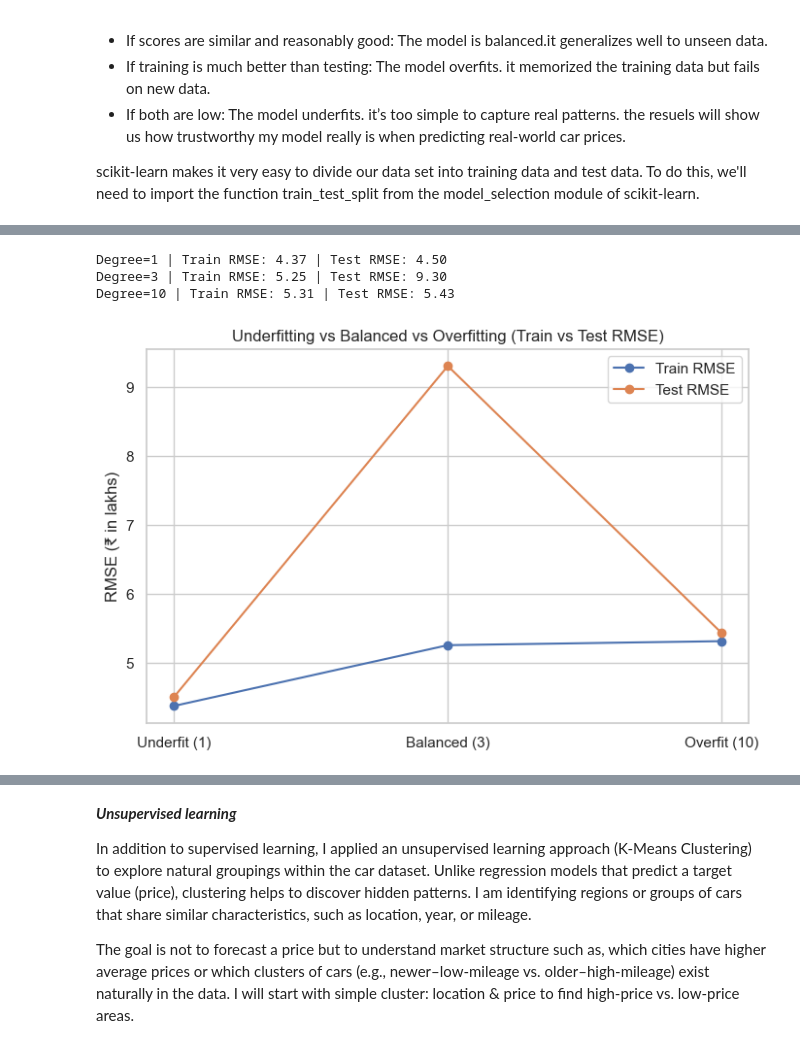
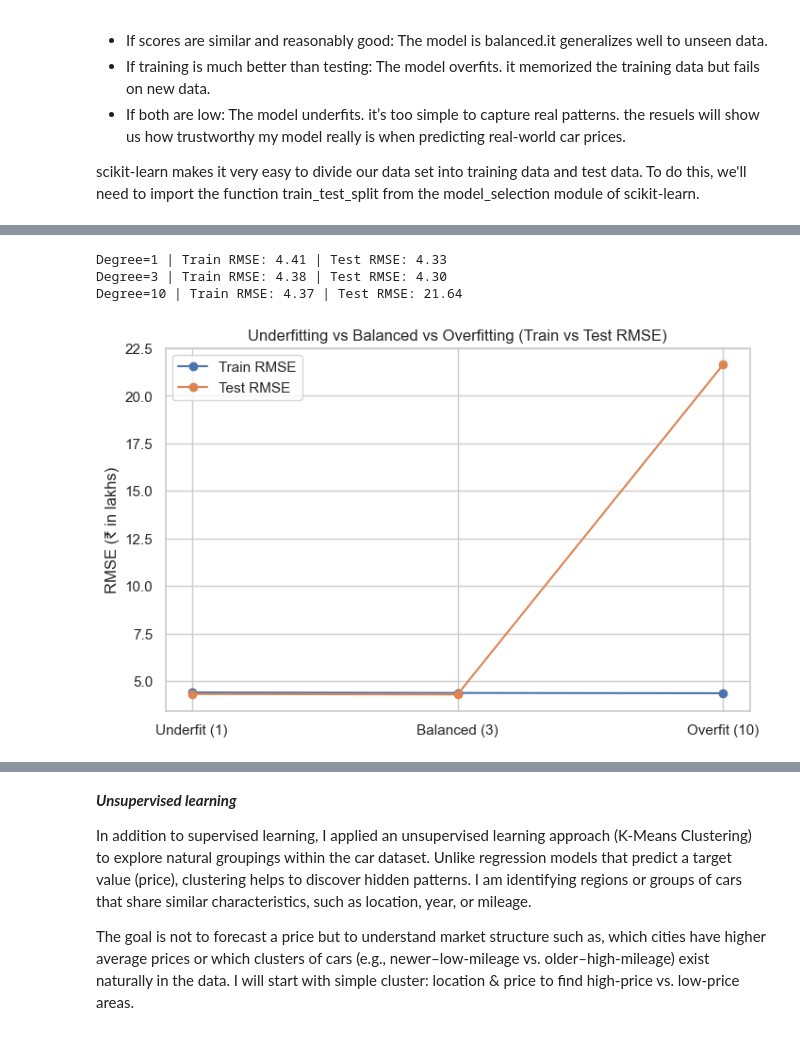
Before and after one commit to ps761/COMP1142281, a Jupyter notebook: 1142281_assignment.ipynb, the cells around one changed output, grey strips where cells are left out. Saved outputs shown, nothing was run; the diff lists cells and outputs as text; code cells hidden in the pictures.

```diff
--- a/1142281_assignment.ipynb
+++ b/1142281_assignment.ipynb
@@ -752,0 +807,10 @@ df_clean = df_clean.fillna(df_clean.median(numeric_only=True))
+# %%
+# 1) Keep only realistic mileage rows
+df_one_hot = df_one_hot.copy()
+df_one_hot = df_one_hot[(df_one_hot['KM Driven'] > 0) & (df_one_hot['KM Driven'] <= 500_000)]
+
+# 2) Create the log-mileage feature
+df_one_hot['KM Driven (log)'] = np.log1p(df_one_hot['KM Driven'])
+
+print("Has KM Driven (log)?", 'KM Driven (log)' in df_one_hot.columns)
+print(df_one_hot[['KM Driven','KM Driven (log)']].head())
@@ -758,7 +830,7 @@ from sklearn.impute import SimpleImputer
 df = df_one_hot.copy()
 
 TARGET = 'Price(in Lakhs)'
-FEATURES = ['Year', 'KM Driven', 'Car Age', 'Ownership_Label']
+FEATURES = ['Year', 'KM Driven (log)', 'Car Age', 'Ownership_Label']
 
 # 1) Ensure target is numeric and drop rows with missing target
 df[TARGET] = pd.to_numeric(df[TARGET], errors='coerce')
@@ -1188,7 +1316,8 @@ To check this, I am going to compare training and testing perperformance to dete
 # %%
 # Use your actual data
 from sklearn.preprocessing import PolynomialFeatures
-X = X_imp[['KM Driven', 'Car Age']]  # pick 2 key features for easy visualization
+from sklearn.pipeline import Pipeline, make_pipeline
+X = X_imp[['KM Driven (log)', 'Car Age']]  # pick 2 key features for easy visualization
 y = y
 
 # Split dataset
@@ -1202,34 +1331,34 @@ def poly_regression(degree):
     y_test_pred = model.predict(X_test)
     train_rmse = np.sqrt(mean_squared_error(y_train, y_train_pred))
     test_rmse = np.sqrt(mean_squared_error(y_test, y_test_pred))
     print(f"Degree={degree} | Train RMSE: {train_rmse:.2f} | Test RMSE: {test_rmse:.2f}")
     return y_train_pred, y_test_pred
 
 # Try three different model complexities
 y_train_pred1, y_test_pred1 = poly_regression(1)   # Underfitting (too simple)
 y_train_pred3, y_test_pred3 = poly_regression(3)   # Balanced
 y_train_pred10, y_test_pred10 = poly_regression(10) # Overfitting (too complex)
 
 # Visual comparison
 plt.figure(figsize=(8,5))
 degrees = ['Underfit (1)', 'Balanced (3)', 'Overfit (10)']
 train_rmse_values = [np.sqrt(mean_squared_error(y_train, y_train_pred1)),
                      np.sqrt(mean_squared_error(y_train, y_train_pred3)),
                      np.sqrt(mean_squared_error(y_train, y_train_pred10))]
 test_rmse_values = [np.sqrt(mean_squared_error(y_test, y_test_pred1)),
                     np.sqrt(mean_squared_error(y_test, y_test_pred3)),
                     np.sqrt(mean_squared_error(y_test, y_test_pred10))]
 
 x_axis = np.arange(len(degrees))
 plt.plot(x_axis, train_rmse_values, marker='o', label='Train RMSE')
 plt.plot(x_axis, test_rmse_values, marker='o', label='Test RMSE')
 plt.xticks(x_axis, degrees)
 plt.title("Underfitting vs Balanced vs Overfitting (Train vs Test RMSE)")
 plt.ylabel("RMSE (₹ in lakhs)")
 plt.legend()
 plt.show()
 # %% [output]
-Degree=1 | Train RMSE: 4.37 | Test RMSE: 4.50
-Degree=3 | Train RMSE: 5.25 | Test RMSE: 9.30
-Degree=10 | Train RMSE: 5.31 | Test RMSE: 5.43
+Degree=1 | Train RMSE: 4.41 | Test RMSE: 4.33
+Degree=3 | Train RMSE: 4.38 | Test RMSE: 4.30
+Degree=10 | Train RMSE: 4.37 | Test RMSE: 21.64
-[figure, old version]
+[figure, new version]
```
Also changed, not shown: parts of 25 cells of this notebook.
